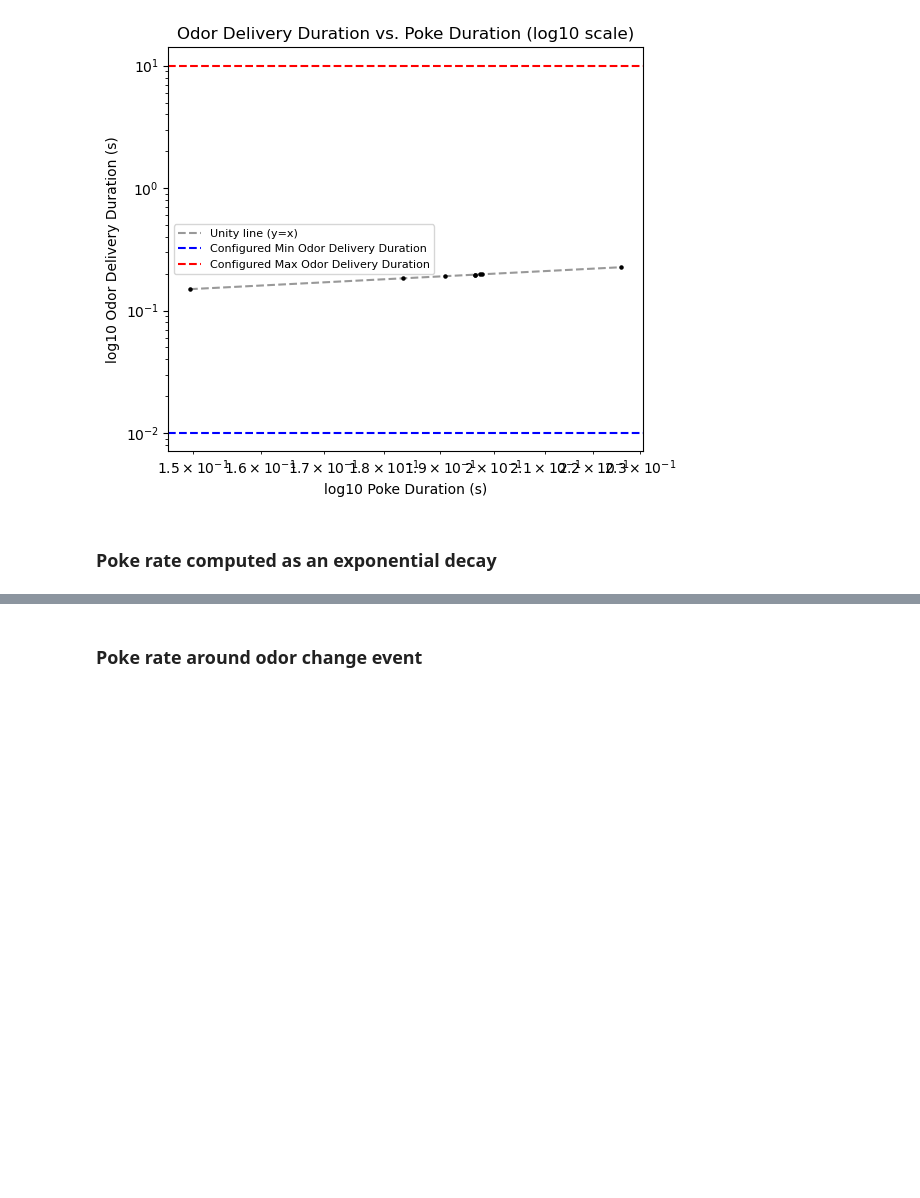
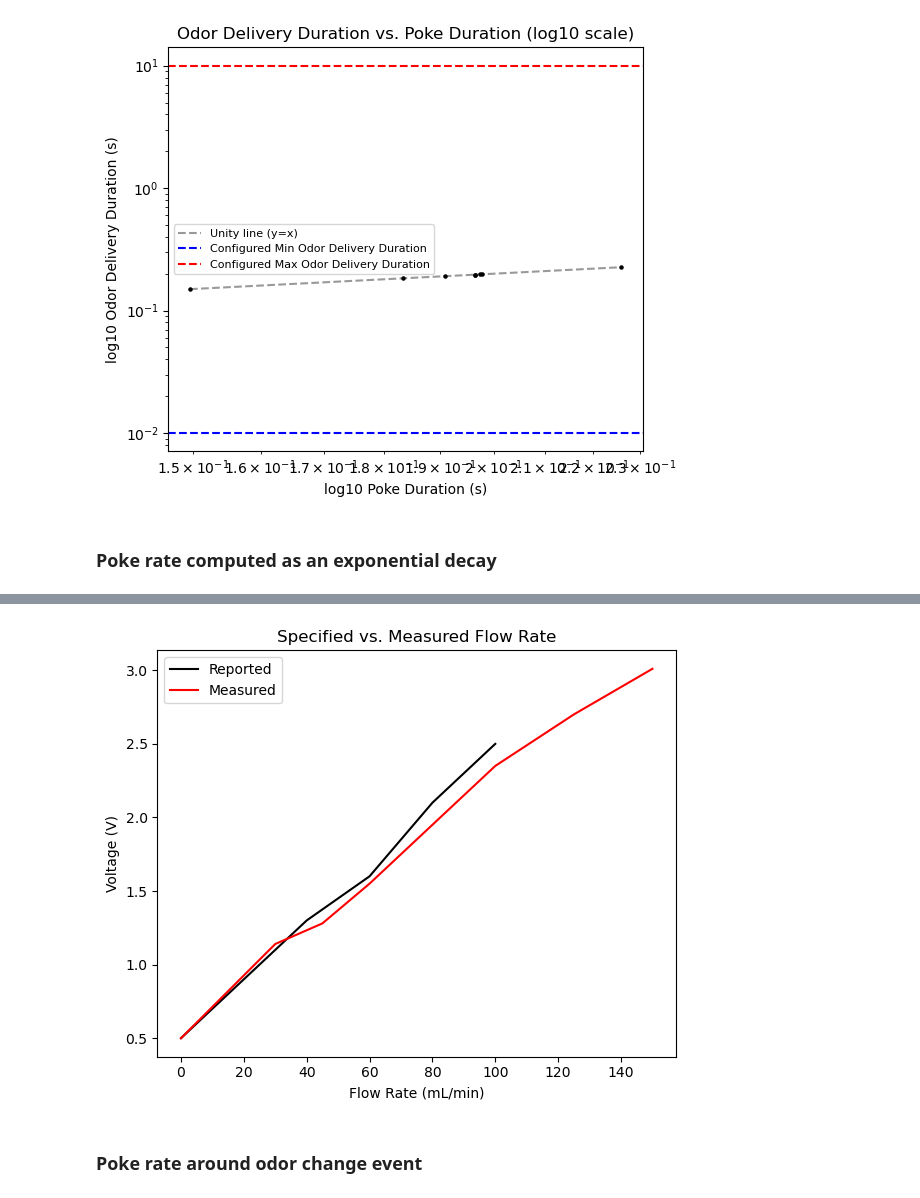
Before and after one commit to goatsofnaxos/Delphi, a Jupyter notebook: analysis/delphi_qc.ipynb, the cells around one changed output, grey strips where cells are left out. Drawn from its saved outputs; the diff is of its cells as text; code cells hidden in the pictures; blank space fills up the shorter version.

```diff
--- a/analysis/delphi_qc.ipynb
+++ b/analysis/delphi_qc.ipynb
@@ -737,3 +895,21 @@ plt.show()
+# %%
+# Flow meter calibration plot
+spec_v = np.array([0.5, 0.9, 1.3, 1.6, 2.1, 2.5])
+spec_flow = np.array([0, 20, 40, 60, 80, 100])
+measured_v = np.array([0.4995, 1.14, 1.28, 1.55, 1.85, 2.35, 2.7, 3.01])
+measured_flow = np.array([0, 30, 45, 60, 75, 100, 125, 150])
+
+fig = plt.figure(1, figsize=(6, 5))
+plt.plot(spec_flow, spec_v, color="black", label="Reported")
+plt.plot(measured_flow, measured_v, color="red", label="Measured")
+plt.ylabel("Voltage (V)")
+plt.xlabel("Flow Rate (mL/min)")
+plt.title("Specified vs. Measured Flow Rate")
+plt.legend()
+plt.tight_layout()
+plt.show()
+# %% [output]
+[figure, added]
 # %% [markdown]
 ### Poke rate around odor change event
 # %%
```
Also changed, not shown: parts of 26 cells of this notebook.
